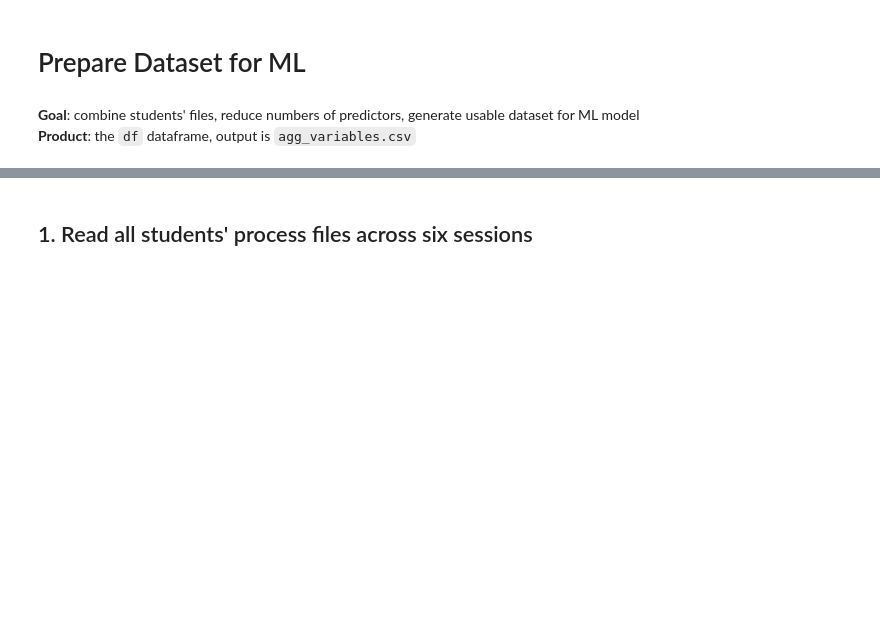
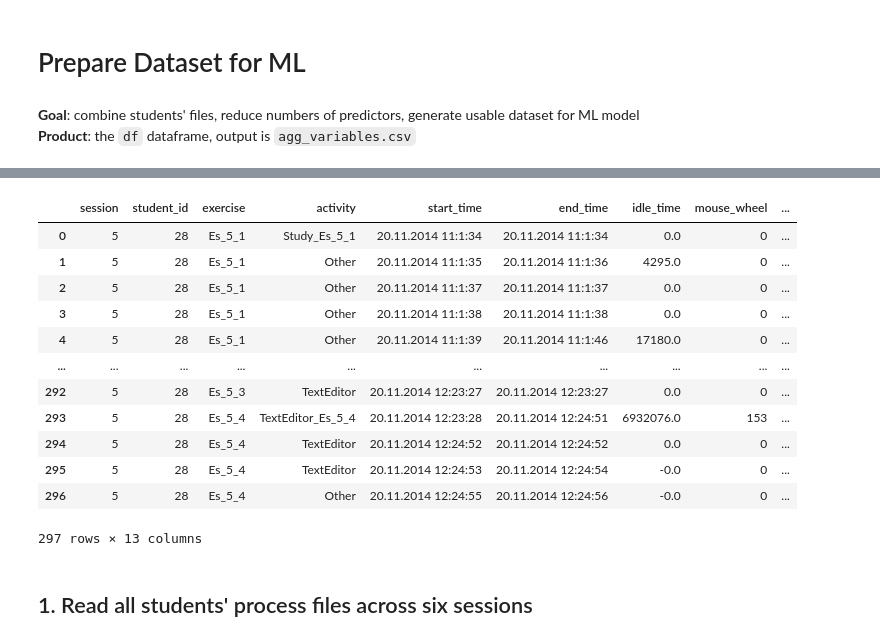
Before and after one commit to EPM-LearningAnalytics/epm, a Jupyter notebook: Analysis/Dataset_Prep_Meredith.ipynb, the cells around one changed output, grey strips where cells are left out. Saved outputs shown, nothing was run; the diff lists cells and outputs as text; code cells hidden in the pictures; blank space fills up the shorter version.

```diff
--- a/Analysis/Dataset_Prep_Meredith.ipynb
+++ b/Analysis/Dataset_Prep_Meredith.ipynb
@@ -10,0 +28,9 @@ import numpy as np
+# %%
+column_names = ["session", "student_id", "exercise",
+                  "activity",'start_time','end_time',
+                 'idle_time','mouse_wheel','mouse_wheel_click','mouse_click_left',
+                 'mouse_click_right','mouse_movement','keystroke']
+p28.columns = column_names
+# %%
+values = round(p28['idle_time']*(-1) / 10 ** (6), 0)
+values
@@ -10,0 +50,18 @@ import numpy as np
+# %%
+p28['idle_time'] = values
+# %%
+p28
+# %% [output]
+|  | session | student_id | exercise | activity | start_time | end_time | idle_time | mouse_wheel | ... |
+| 0 | 5 | 28 | Es_5_1 | Study_Es_5_1 | 20.11.2014 11:1:34 | 20.11.2014 11:1:34 | 0.0 | 0 | ... |
+| 1 | 5 | 28 | Es_5_1 | Other | 20.11.2014 11:1:35 | 20.11.2014 11:1:36 | 4295.0 | 0 | ... |
+| 2 | 5 | 28 | Es_5_1 | Other | 20.11.2014 11:1:37 | 20.11.2014 11:1:37 | 0.0 | 0 | ... |
+| 3 | 5 | 28 | Es_5_1 | Other | 20.11.2014 11:1:38 | 20.11.2014 11:1:38 | 0.0 | 0 | ... |
+| 4 | 5 | 28 | Es_5_1 | Other | 20.11.2014 11:1:39 | 20.11.2014 11:1:46 | 17180.0 | 0 | ... |
+| ... | ... | ... | ... | ... | ... | ... | ... | ... | ... |
+| 292 | 5 | 28 | Es_5_3 | TextEditor | 20.11.2014 12:23:27 | 20.11.2014 12:23:27 | 0.0 | 0 | ... |
+| 293 | 5 | 28 | Es_5_4 | TextEditor_Es_5_4 | 20.11.2014 12:23:28 | 20.11.2014 12:24:51 | 6932076.0 | 153 | ... |
+| 294 | 5 | 28 | Es_5_4 | TextEditor | 20.11.2014 12:24:52 | 20.11.2014 12:24:52 | 0.0 | 0 | ... |
+| 295 | 5 | 28 | Es_5_4 | TextEditor | 20.11.2014 12:24:53 | 20.11.2014 12:24:54 | -0.0 | 0 | ... |
+| 296 | 5 | 28 | Es_5_4 | Other | 20.11.2014 12:24:55 | 20.11.2014 12:24:56 | -0.0 | 0 | ... |
+297 rows × 13 columns
```
Also changed, not shown: parts of 3 cells of this notebook, 1 other file.
